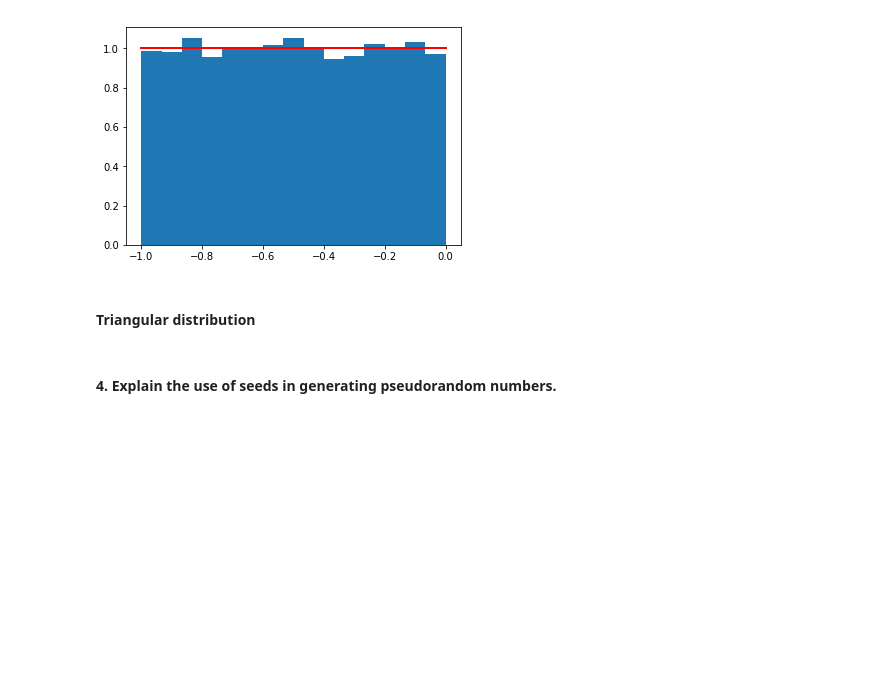
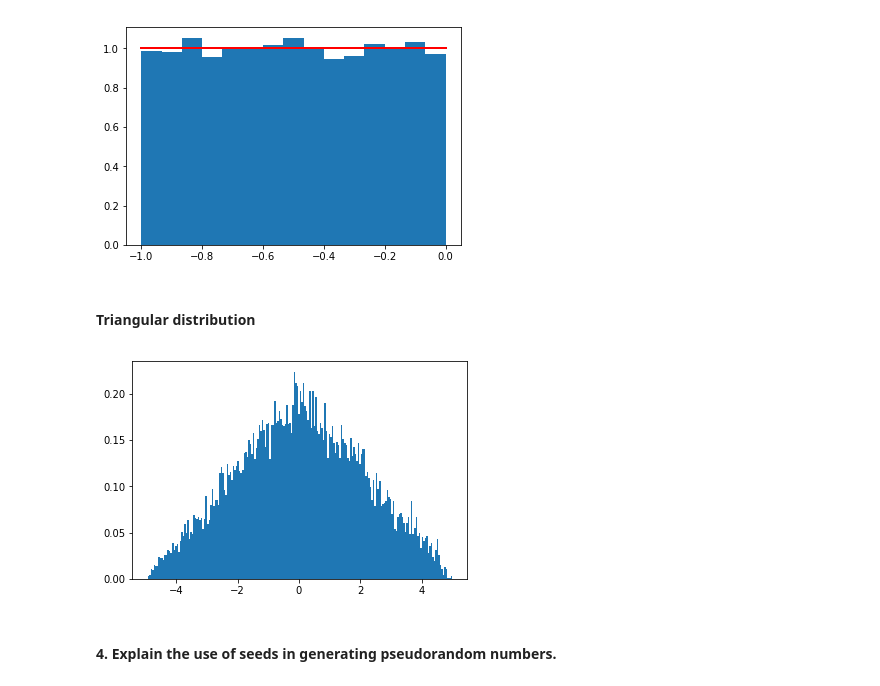
Before and after one commit to patmcdonald/ProgData52465_assignment, a Jupyter notebook: ProgDataAssignment.ipynb, the cells around one changed output. Saved outputs shown, nothing was run; the diff lists cells and outputs as text; code cells hidden in the pictures; blank space fills up the shorter version.

```diff
--- a/ProgDataAssignment.ipynb
+++ b/ProgDataAssignment.ipynb
@@ -113,6 +113,15 @@ plt.show()
 [figure]
 # %% [markdown]
 #### Triangular distribution
+# %%
+#Example adapted from
+#https://docs.scipy.org/doc/numpy-1.15.0/reference/generated/numpy.random.triangular.html#numpy.random.triangular
+
+import matplotlib.pyplot as plt
+h = plt.hist(np.random.triangular(-5, 0, 5, 14679), bins=200, density=True)
+plt.show()
+# %% [output]
+[figure, added]
 # %% [markdown]
 #### 4. Explain the use of seeds in generating pseudorandom numbers.
 # %%
```
